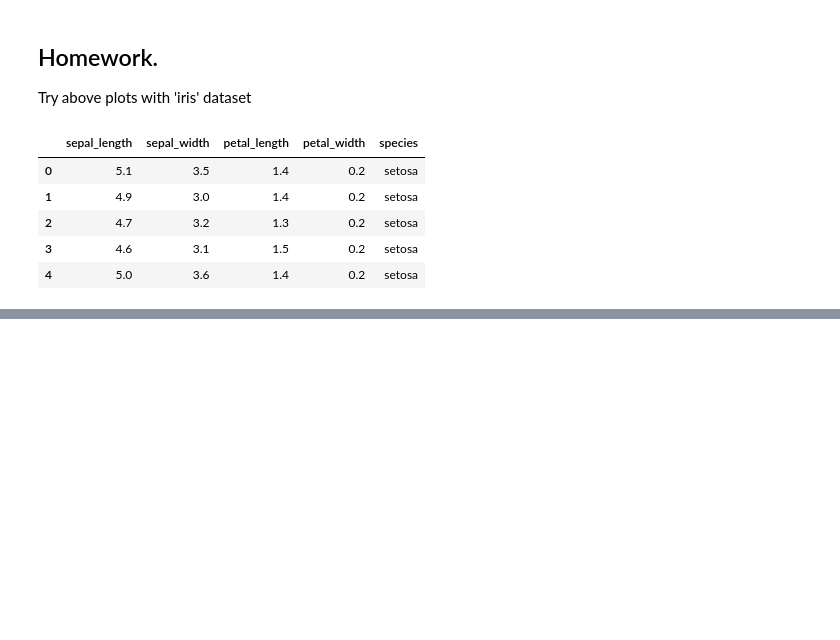
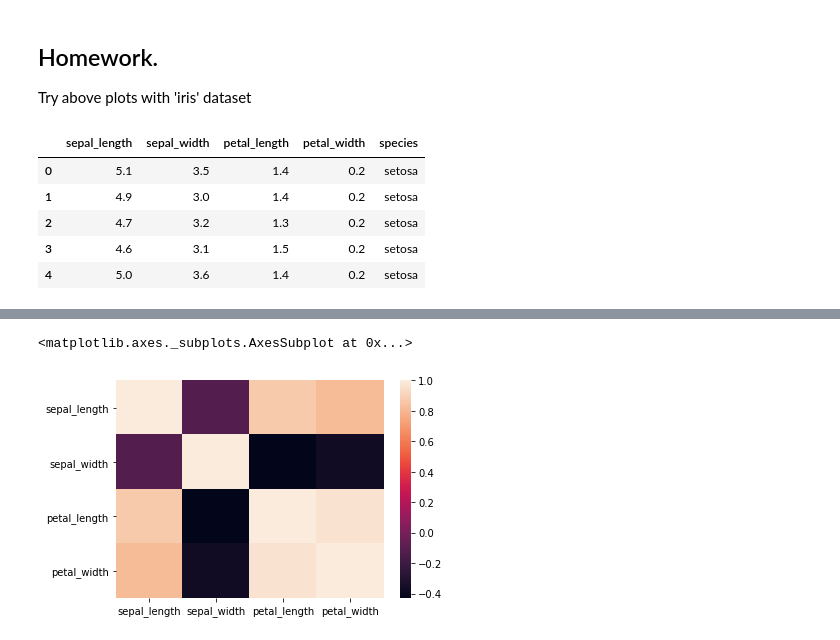
Before and after one commit to przbadu/Python-ML, a Jupyter notebook: 09_Seaborn.ipynb, the cells around one changed output, grey strips where cells are left out. Drawn from its saved outputs; the diff is of its cells as text; code cells hidden in the pictures; blank space fills up the shorter version.

```diff
--- a/09_Seaborn.ipynb
+++ b/09_Seaborn.ipynb
@@ -202,0 +220,5 @@ iris.head()
+# %%
+sns.heatmap(iris.corr())
+# %% [output]
+<matplotlib.axes._subplots.AxesSubplot at 0x...>
+[figure, added]
```
Also changed, not shown: parts of 15 cells of this notebook.
